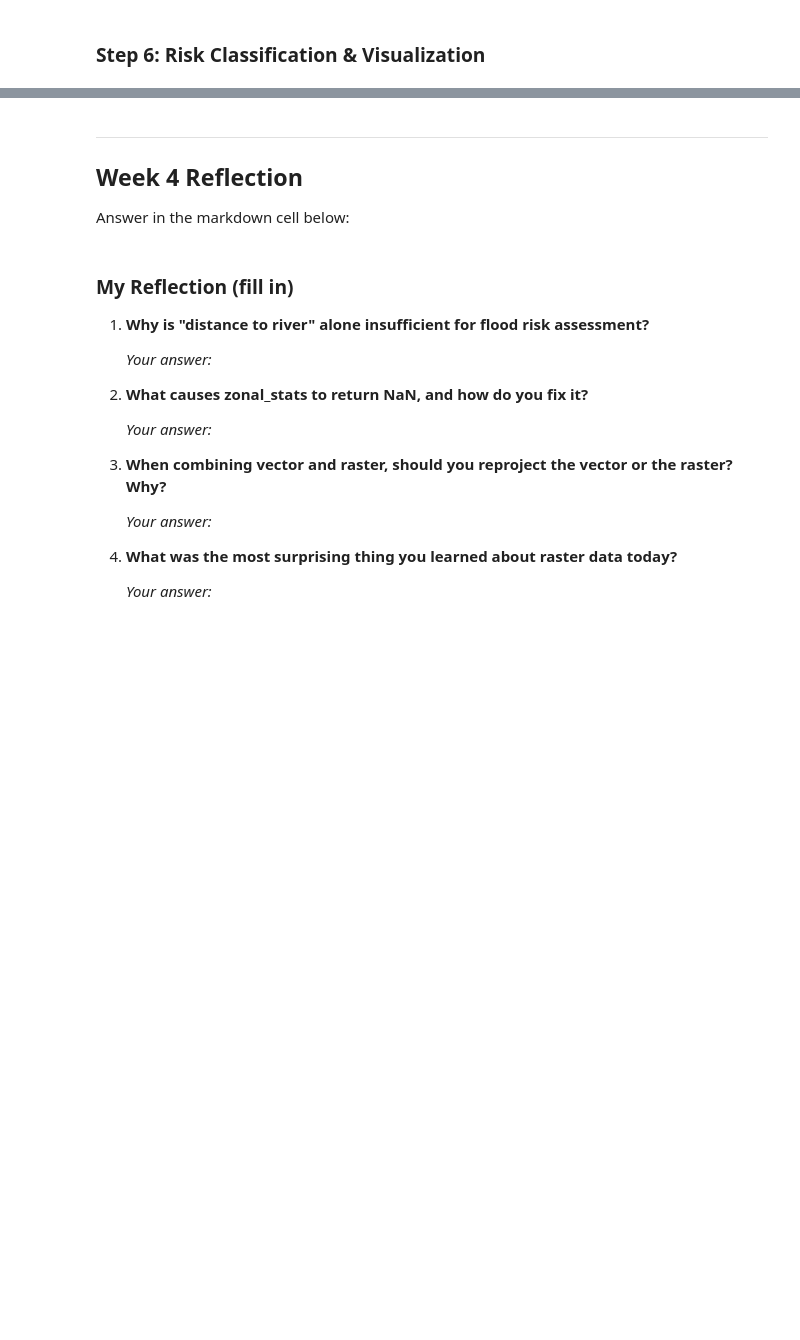
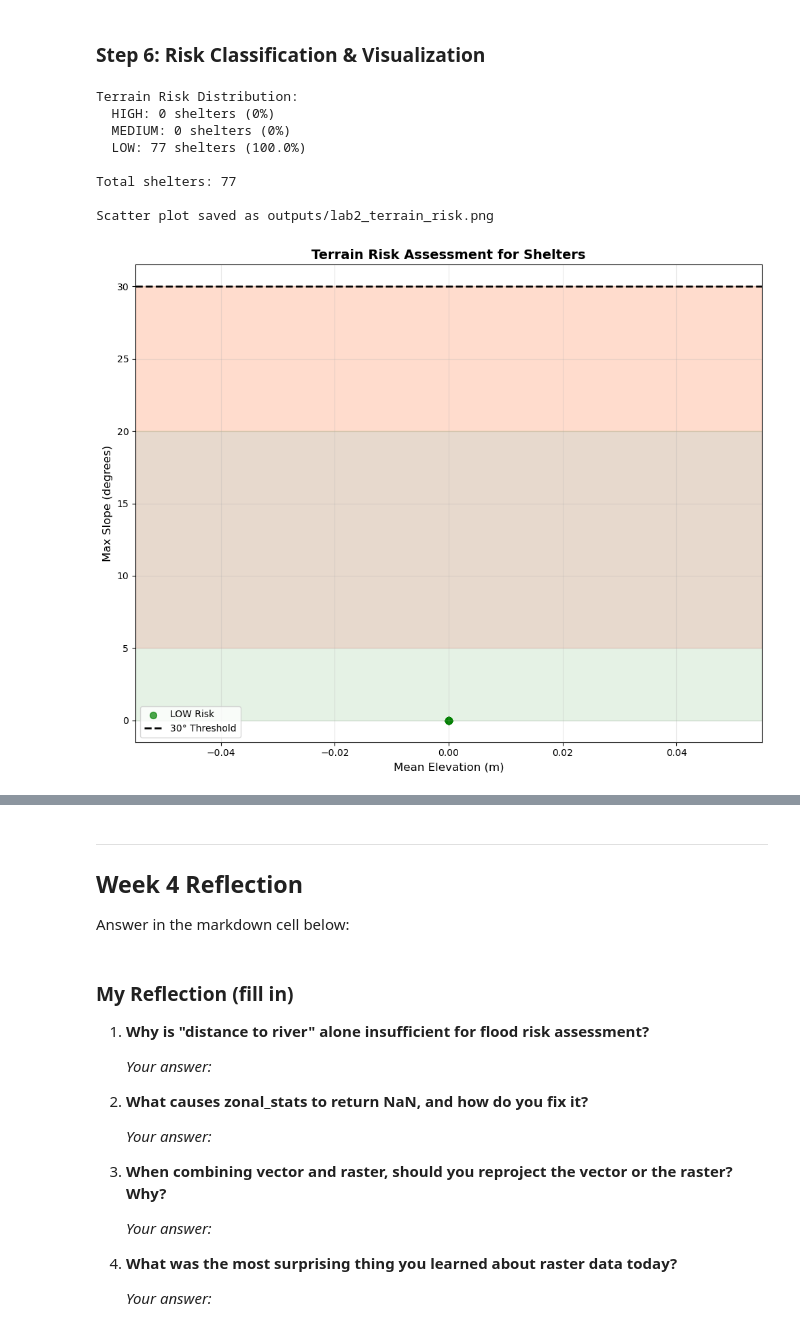
Before and after one commit to Chuang-ben/Remote-Sensing-Course, a Jupyter notebook: Week4-Student.ipynb, the cells around one changed output, grey strips where cells are left out. Drawn from its saved outputs; the diff is of its cells as text; code cells hidden in the pictures; blank space fills up the shorter version.

```diff
--- a/Week4-Student.ipynb
+++ b/Week4-Student.ipynb
@@ -572,16 +781,96 @@ plt.show()
 # %%
 # Lab 2 Step 6: YOUR CODE HERE
 # 1. Classify terrain risk: HIGH (slope>30°), MEDIUM (20-30°), LOW (<20°)
 # 2. Print risk summary
 # 3. Create scatter plot: mean_elevation vs max_slope, colored by risk level
 # 4. Save as outputs/lab2_terrain_risk.png
 
 # AI Prompt suggestion:
 # "Classify my shelters by terrain risk:
 #  - HIGH: max_slope > 30°
 #  - MEDIUM: max_slope 20-30°
 #  - LOW: max_slope < 20°
 #  Print the risk distribution.
 #  Create a scatter plot of mean_elev vs max_slope, colored by risk (red/orange/green).
 #  Add a horizontal line at slope=30° threshold.
 #  Save as outputs/lab2_terrain_risk.png"
+
+# 1. Classify terrain risk
+def classify_risk(max_slope):
+    if max_slope > 30:
+        return 'HIGH'
+    elif max_slope >= 20:
+        return 'MEDIUM'
+    else:
+        return 'LOW'
+
+shelters['risk_level'] = shelters['max_slope'].apply(classify_risk)
+
+# 2. Print risk distribution
+print("Terrain Risk Distribution:")
+risk_counts = shelters['risk_level'].value_counts()
+risk_percentages = (risk_counts / len(shelters) * 100).round(1)
+
+for risk in ['HIGH', 'MEDIUM', 'LOW']:
+    count = risk_counts.get(risk, 0)
+    percentage = risk_percentages.get(risk, 0)
+    print(f"  {risk}: {count} shelters ({percentage}%)")
+
+print(f"\nTotal shelters: {len(shelters)}")
+
+# 3. Create scatter plot
+plt.figure(figsize=(10, 8))
+
+# Define colors for each risk level
+colors = {'HIGH': 'red', 'MEDIUM': 'orange', 'LOW': 'green'}
+
+# Plot each risk level separately for better legend control
+for risk in ['HIGH', 'MEDIUM', 'LOW']:
+    risk_data = shelters[shelters['risk_level'] == risk]
+    if len(risk_data) > 0:
+        plt.scatter(risk_data['mean_elev'], risk_data['max_slope'],
+                   c=colors[risk], label=f'{risk} Risk', alpha=0.7, s=50)
+
+# Add horizontal line at 30° threshold
+plt.axhline(y=30, color='black', linestyle='--', linewidth=2, label='30° Threshold')
+
+# Customize plot
+plt.xlabel('Mean Elevation (m)', fontsize=12)
+plt.ylabel('Max Slope (degrees)', fontsize=12)
+plt.title('Terrain Risk Assessment for Shelters', fontsize=14, fontweight='bold')
+plt.legend(fontsize=10)
+plt.grid(True, alpha=0.3)
+
+# Add risk zone backgrounds
+plt.axhspan(0, 20, alpha=0.1, color='green', label='Low Risk Zone')
+plt.axhspan(20, 30, alpha=0.1, color='orange', label='Medium Risk Zone')
+plt.axhspan(30, max(shelters['max_slope']) + 5, alpha=0.1, color='red', label='High Risk Zone')
+
+plt.tight_layout()
+
+# 4. Save the plot
+plt.savefig('outputs/lab2_terrain_risk.png', dpi=150, bbox_inches='tight')
+print("\nScatter plot saved as outputs/lab2_terrain_risk.png")
+
+# Display the plot
+plt.show()
+
+# Print additional statistics
+print(f"\nRisk Level Statistics:")
+for risk in ['HIGH', 'MEDIUM', 'LOW']:
+    risk_data = shelters[shelters['risk_level'] == risk]
+    if len(risk_data) > 0:
+        print(f"  {risk} Risk:")
+        print(f"    Mean elevation: {risk_data['mean_elev'].mean():.1f} m")
+        print(f"    Max slope range: {risk_data['max_slope'].min():.1f} - {risk_data['max_slope'].max():.1f}°")
+        print(f"    Shelter count: {len(risk_data)}")
+# %% [output]
+Terrain Risk Distribution:
+  HIGH: 0 shelters (0%)
+  MEDIUM: 0 shelters (0%)
+  LOW: 77 shelters (100.0%)
+
+Total shelters: 77
+
+Scatter plot saved as outputs/lab2_terrain_risk.png
+[figure, added]
```
Also changed, not shown: parts of 12 cells of this notebook.
